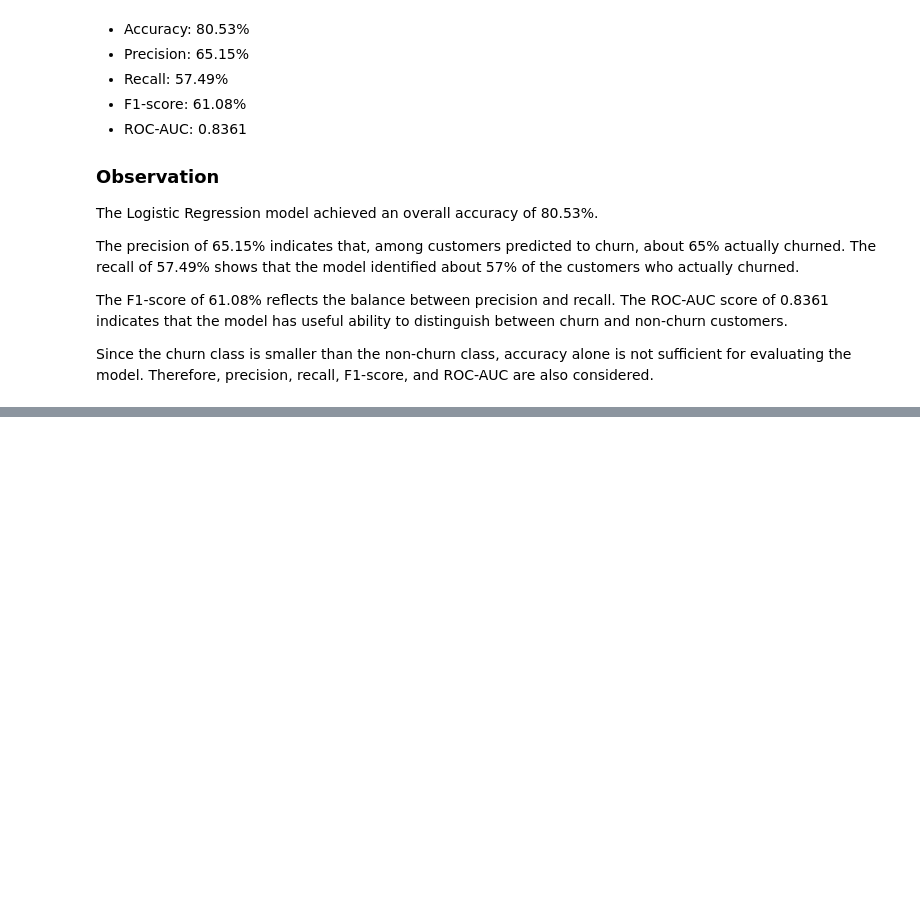
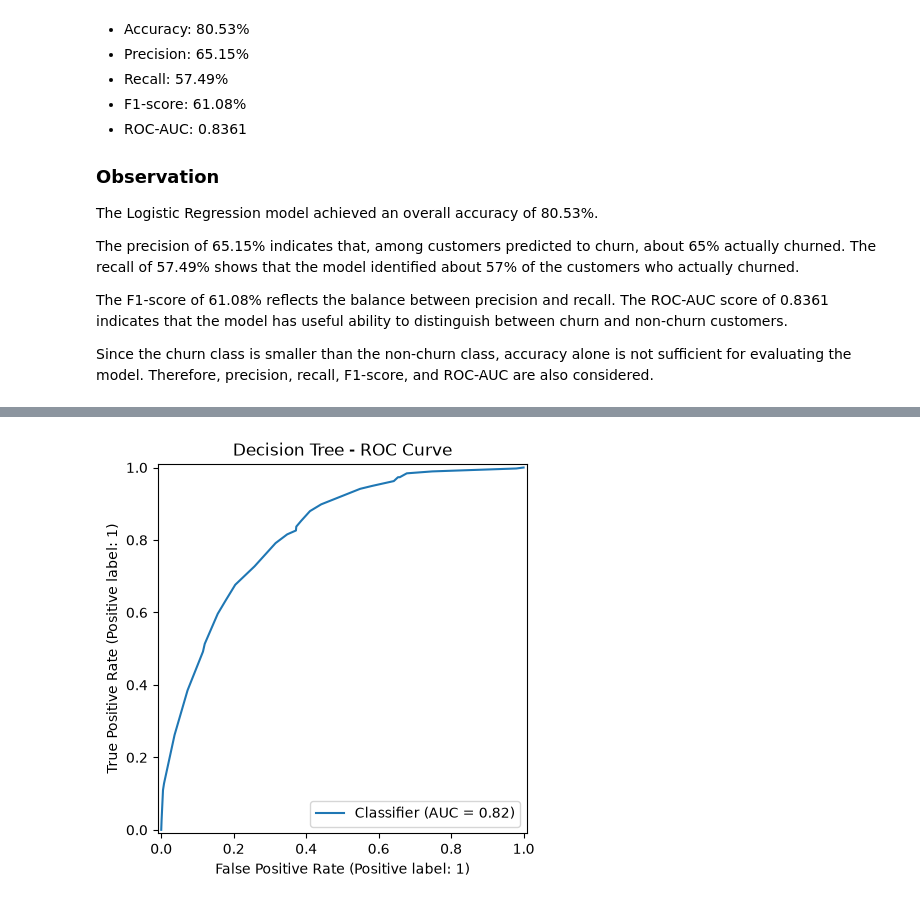
Before and after one commit to Sayuni002/customer-churn-prediction, a Jupyter notebook: notebooks/03_model_training.ipynb, the cells around one changed output, grey strips where cells are left out. Cells and saved outputs as stored; diff of their text form; code cells hidden in the pictures; blank space fills up the shorter version.

```diff
--- a/notebooks/03_model_training.ipynb
+++ b/notebooks/03_model_training.ipynb
@@ -217,0 +293,10 @@ Since the churn class is smaller than the non-churn class, accuracy alone is not
+# %%
+RocCurveDisplay.from_predictions(
+    y_test,
+    dt_prob
+)
+
+plt.title("Decision Tree - ROC Curve")
+plt.show()
+# %% [output]
+[figure, added]
```
Also changed, not shown: parts of 18 cells of this notebook.
